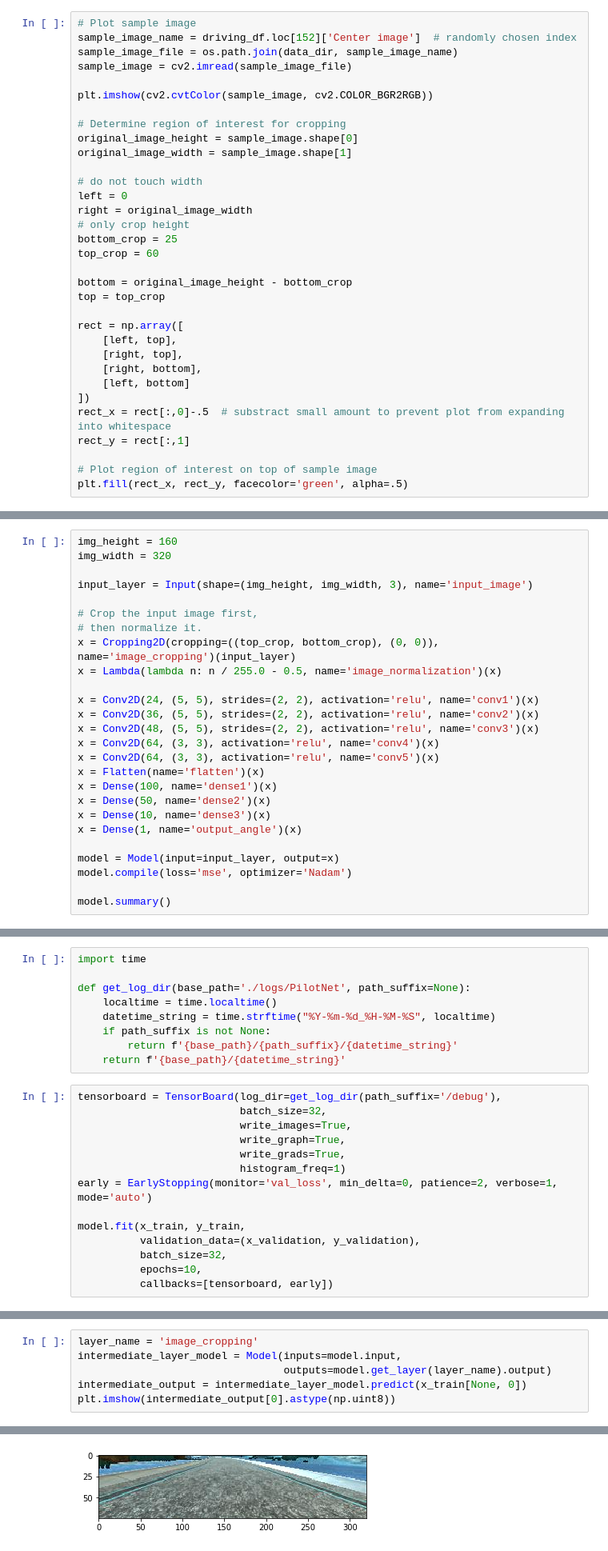
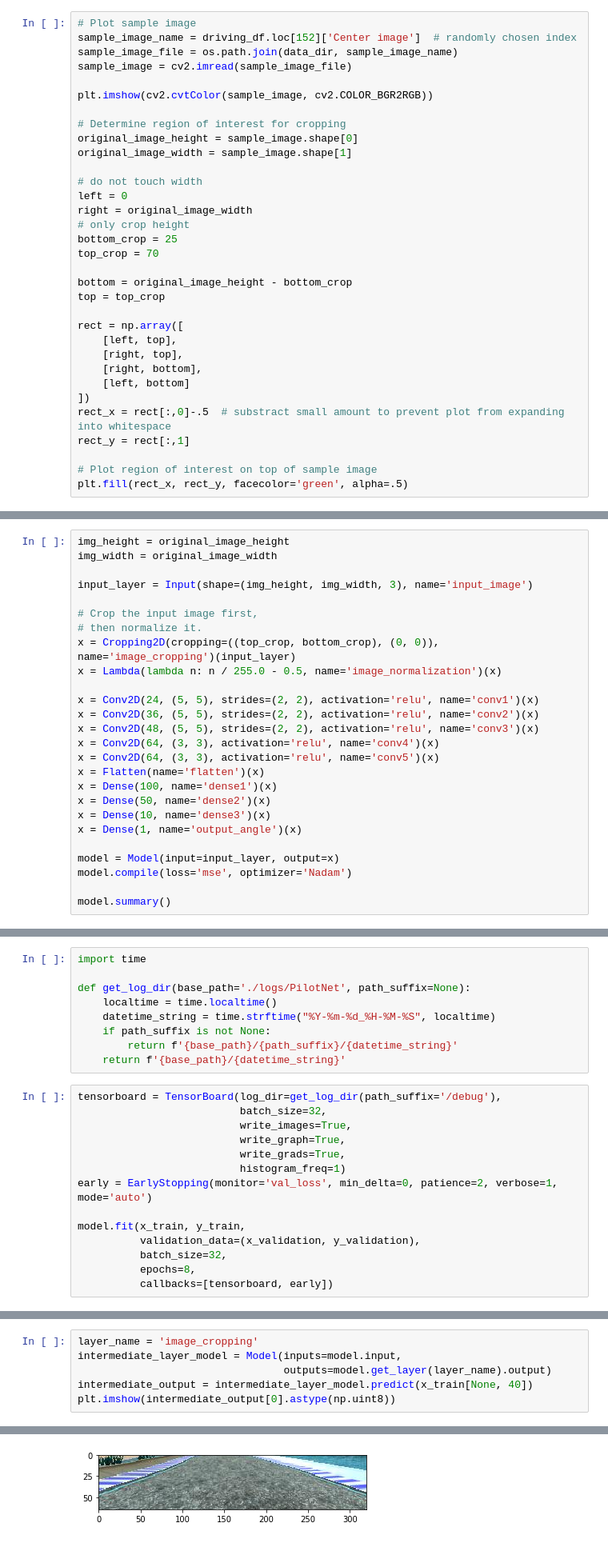
Before and after one commit to Pyrax/CarND-Behavioral-Cloning-P3, a Jupyter notebook: Behavioral_Cloning.ipynb, the cells around one changed output, grey strips where cells are left out. Shown at 80% size. Cells and saved outputs as stored; diff of their text form.

Commit message:
Add more visualization and data exploration

```diff
--- a/Behavioral_Cloning.ipynb
+++ b/Behavioral_Cloning.ipynb
@@ -64,7 +116,7 @@ left = 0
 right = original_image_width
 # only crop height
 bottom_crop = 25
-top_crop = 60
+top_crop = 70
 
 bottom = original_image_height - bottom_crop
 top = top_crop
@@ -111,8 +181,8 @@ x_validation, y_validation = np.array(images), np.array(steering)
 # %% [markdown]
 ## PilotNet model
 # %%
-img_height = 160
-img_width = 320
+img_height = original_image_height
+img_width = original_image_width
 
 input_layer = Input(shape=(img_height, img_width, 3), name='input_image')
 
@@ -175,7 +245,7 @@ early = EarlyStopping(monitor='val_loss', min_delta=0, patience=2, verbose=1, mo
 model.fit(x_train, y_train,
           validation_data=(x_validation, y_validation),
           batch_size=32,
-          epochs=10,
+          epochs=8,
           callbacks=[tensorboard, early])
 # %% [output]
 Train on 700 samples, validate on 300 samples
@@ -196,9 +269,9 @@ Epoch 00006: early stopping
 # %%
 layer_name = 'image_cropping'
 intermediate_layer_model = Model(inputs=model.input,
                                  outputs=model.get_layer(layer_name).output)
-intermediate_output = intermediate_layer_model.predict(x_train[None, 0])
+intermediate_output = intermediate_layer_model.predict(x_train[None, 40])
 plt.imshow(intermediate_output[0].astype(np.uint8))
 # %% [output]
 <matplotlib.image.AxesImage at 0x...>
-[figure, old version]
+[figure, new version]
```
Also changed, not shown: parts of 11 cells of this notebook.
